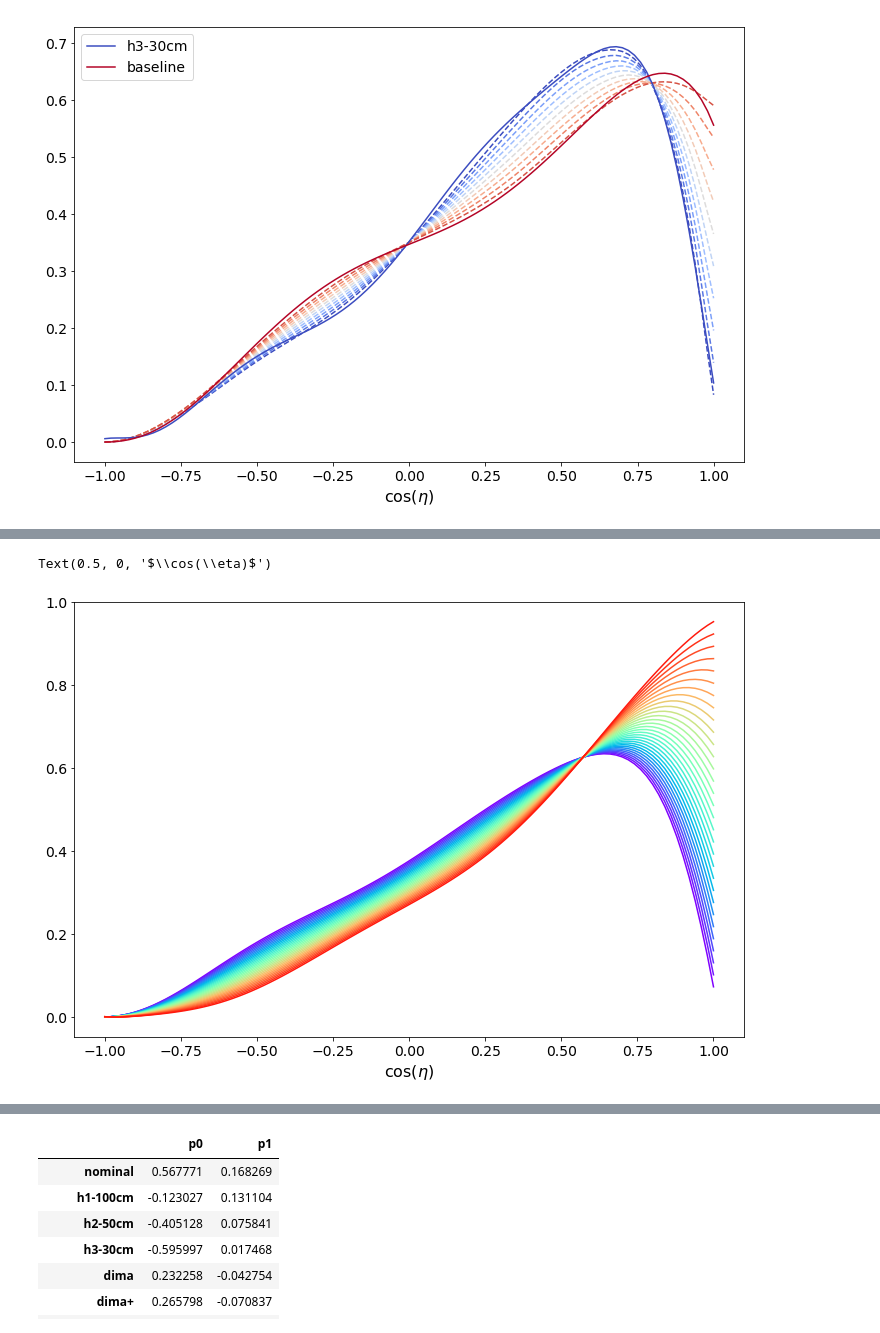
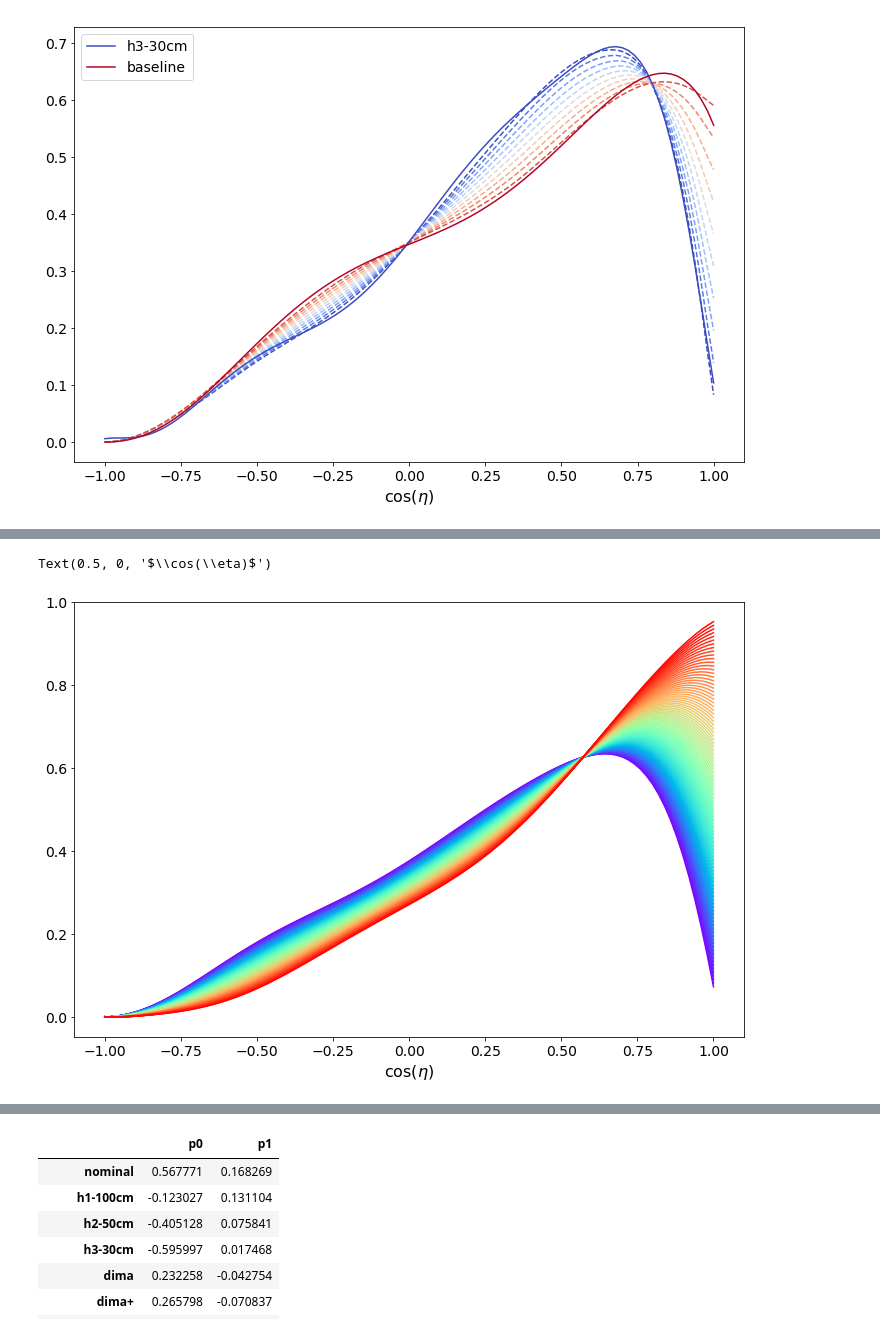
Before and after one commit to icecube/angular_acceptance, a Jupyter notebook: Angular_acceptance.ipynb, the cells around one changed output, grey strips where cells are left out. Cells and saved outputs as stored; diff of their text form; code cells hidden in the pictures.

```diff
--- a/Angular_acceptance.ipynb
+++ b/Angular_acceptance.ipynb
@@ -404,13 +406,13 @@ with open('unified_angular_acceptance.py', 'w') as f:
 # %%
 from unified_angular_acceptance import angsens_poly
 from numpy.polynomial import polynomial
-N = 31
+N = 101
 eta = np.linspace(-1,1,101)
 for i, p in enumerate(zip(np.linspace(df['p0'].min(), df['p0'].max() ,N), np.linspace(df['p1'].min(),df['p1'].max(),N))):
     coef = angsens_poly(p)
     newf = polynomial.Polynomial(coef[1:])
     plt.plot(eta, newf(eta), c=cm.rainbow(i/N))
 plt.gca().set_xlabel(r'$\cos(\eta)$')
 # %% [output]
 Text(0.5, 0, '$\\cos(\\eta)$')
-[figure, old version]
+[figure, new version]
```
Also changed, not shown: parts of 45 cells of this notebook, 51 other files.
